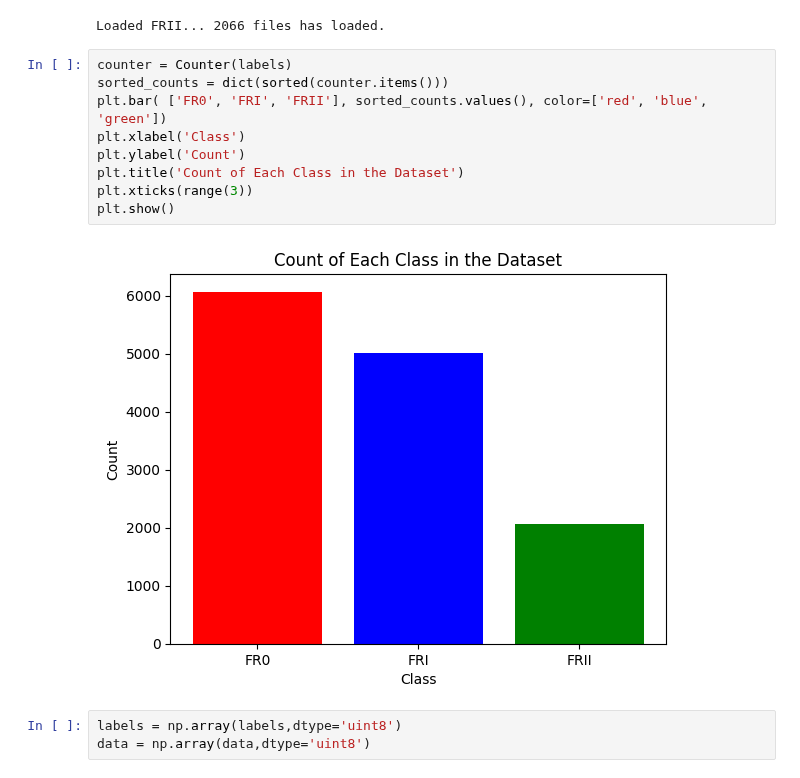
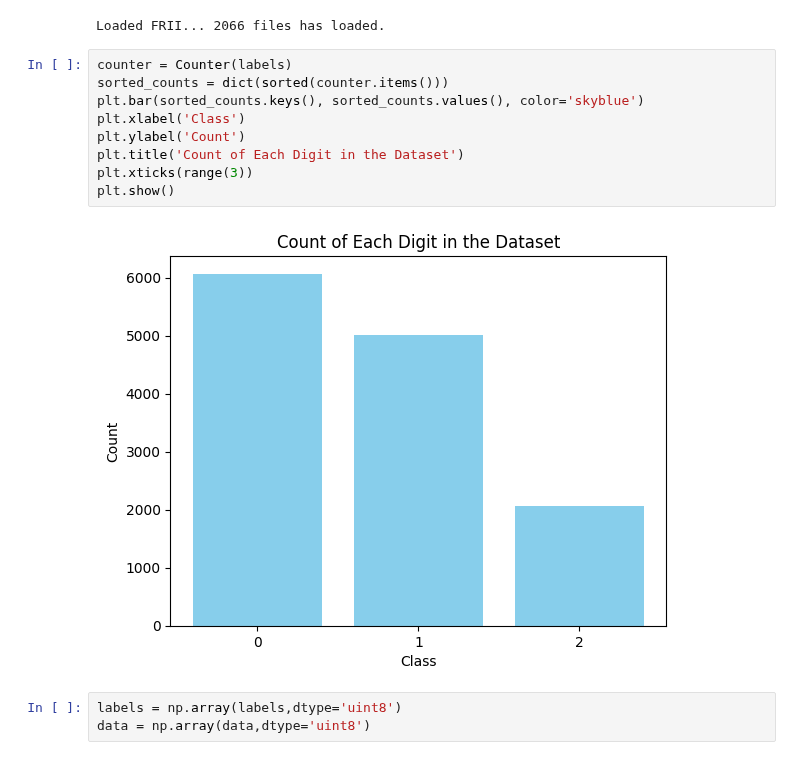
Before and after one commit to FaridRash/DATA-MINING-MACHINE-LEARNING-semester-2-, a Jupyter notebook: The Final Project/Notebooks/Farid/Farid_1st.ipynb, the cells around one changed output. Drawn from its saved outputs; the diff is of its cells as text.

```diff
--- a/The Final Project/Notebooks/Farid/Farid_1st.ipynb
+++ b/The Final Project/Notebooks/Farid/Farid_1st.ipynb
@@ -74,14 +95,14 @@ Loaded FRII... 2066 files has loaded.
 # %%
 counter = Counter(labels)
 sorted_counts = dict(sorted(counter.items()))
-plt.bar( ['FR0', 'FRI', 'FRII'], sorted_counts.values(), color=['red', 'blue', 'green'])
+plt.bar(sorted_counts.keys(), sorted_counts.values(), color='skyblue')
 plt.xlabel('Class')
 plt.ylabel('Count')
-plt.title('Count of Each Class in the Dataset')
+plt.title('Count of Each Digit in the Dataset')
 plt.xticks(range(3))
 plt.show()
 # %% [output]
-[figure, old version]
+[figure, new version]
 # %%
 labels = np.array(labels,dtype='uint8')
 data = np.array(data,dtype='uint8')
```
Also changed, not shown: parts of 5 cells of this notebook.
